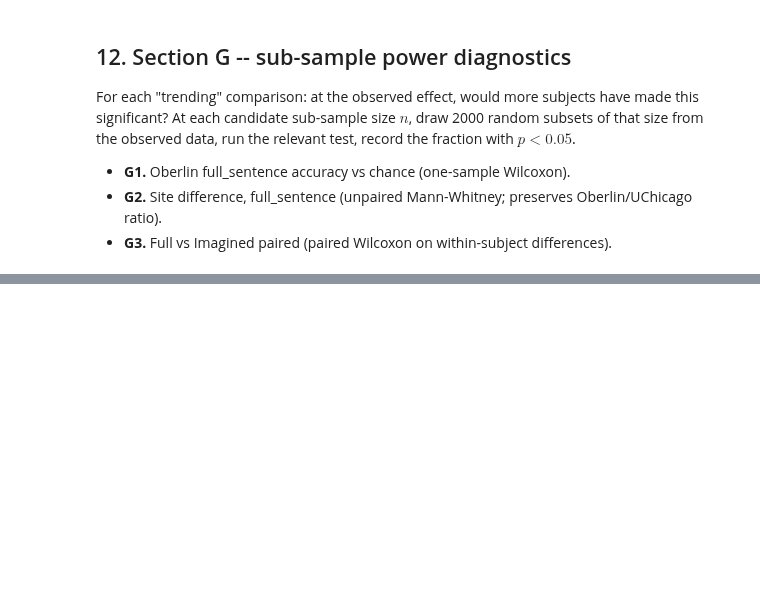
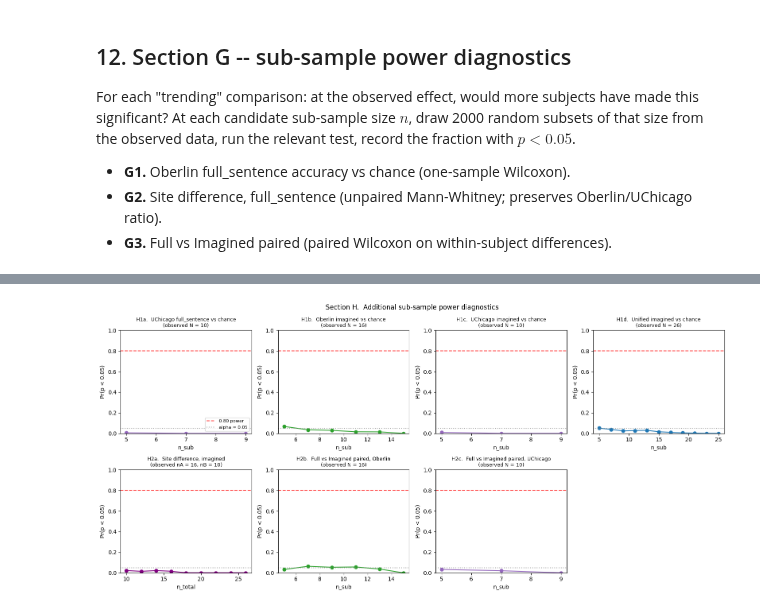
Before and after one commit to dtfalk/auditory-sp-analyses, a Jupyter notebook: jupyter_notebook/run_analyses.ipynb, the cells around one changed output, grey strips where cells are left out. Cells and saved outputs as stored; diff of their text form; code cells hidden in the pictures; blank space fills up the shorter version.

```diff
--- a/jupyter_notebook/run_analyses.ipynb
+++ b/jupyter_notebook/run_analyses.ipynb
@@ -1541,17 +1591,25 @@ def subsample_power_two_sample(group_a, group_b, n_resample = 2000,
 
 def subsample_power_paired(differences, sub_sample_sizes = None,
                             n_resample = 2000, alpha = 0.05, rng = RNG):
+    # Default: sweep from n = 5 up to the full observed paired sample, step = 2
     if sub_sample_sizes is None:
-        sub_sample_sizes = list(range(5, len(differences) + 1))
+        sub_sample_sizes = list(range(5, len(differences) + 1, 2))
     rows = []
+    # For each candidate sub-sample size, estimate Pr(paired p < alpha)
     for n_sub in sub_sample_sizes:
         n_significant = 0
         means_seen    = []
         for _ in range(n_resample):
+            # Draw a sub-sample of within-subject differences w/o replacement
             sub = rng.choice(differences, size = n_sub, replace = False)
             try:
-                _, p_value = wilcoxon(sub)
+                # Paired Wilcoxon: tests whether the differences are centered at 0.
+                # method = "asymptotic" skips the slow exact null distribution.
+                _, p_value = wilcoxon(sub,
+                                       zero_method = "wilcox",
+                                       method      = "asymptotic")
             except ValueError:
+                # Skip degenerate draws (all zeros)
                 continue
             means_seen.append(np.mean(sub))
             if p_value < alpha:
@@ -1693,0 +1885,62 @@ print(required_n_table.to_string(index = False))
+# %%
+# ============================================================================
+# Section H -- combined power-curve figure for the seven extra tests
+# ============================================================================
+
+# Each entry: (power_table, x-column, color, panel title)
+H_PANELS = [
+    (h1a_power_table, "n_sub",   SITE_COLOR["UChicago"],
+     "H1a.  UChicago full_sentence vs chance\n"
+     f"(observed N = {len(accuracy_uchicago_full)})"),
+    (h1b_power_table, "n_sub",   SITE_COLOR["Oberlin"],
+     "H1b.  Oberlin imagined vs chance\n"
+     f"(observed N = {len(accuracy_oberlin_imagined)})"),
+    (h1c_power_table, "n_sub",   SITE_COLOR["UChicago"],
+     "H1c.  UChicago imagined vs chance\n"
+     f"(observed N = {len(accuracy_uchicago_imagined)})"),
+    (h1d_power_table, "n_sub",   SITE_COLOR["Unified"],
+     "H1d.  Unified imagined vs chance\n"
+     f"(observed N = {len(accuracy_unified_imagined)})"),
+    (h2a_power_table, "n_total", "purple",
+     "H2a.  Site difference, imagined\n"
+     f"(observed nA = {len(accuracy_oberlin_imagined)}, "
+     f"nB = {len(accuracy_uchicago_imagined)})"),
+    (h2b_power_table, "n_sub",   SITE_COLOR["Oberlin"],
+     "H2b.  Full vs Imagined paired, Oberlin\n"
+     f"(observed N = {len(oberlin_full_minus_imagined)})"),
+    (h2c_power_table, "n_sub",   SITE_COLOR["UChicago"],
+     "H2c.  Full vs Imagined paired, UChicago\n"
+     f"(observed N = {len(uchicago_full_minus_imagined)})"),
+]
+
+# 2 rows x 4 columns; final cell stays empty
+fig, axes_grid = plt.subplots(2, 4, figsize = (16, 7.5))
+axes_flat = axes_grid.flatten()
+
+# Plot each panel
+for panel_index, (power_table, x_column, color, title) in enumerate(H_PANELS):
+    ax = axes_flat[panel_index]
+    ax.plot(power_table[x_column], power_table["power"], marker = "o",
+             color = color)
+    # Reference lines: 0.80 power target and alpha = 0.05
+    ax.axhline(0.80, color = "red",  linestyle = "--", alpha = 0.7,
+                label = "0.80 power")
+    ax.axhline(0.05, color = "gray", linestyle = ":",  alpha = 0.7,
+                label = "alpha = 0.05")
+    ax.set_xlabel(x_column)
+    ax.set_ylabel("Pr(p < 0.05)")
+    ax.set_title(title, fontsize = 9)
+    ax.set_ylim(0, 1)
+    if panel_index == 0:
+        ax.legend(loc = "lower right", fontsize = 8)
+
+# Hide the empty 8th panel
+axes_flat[-1].axis("off")
+
+# Add the overall graph title, save and show
+plt.suptitle("Section H.  Additional sub-sample power diagnostics", fontsize = 12)
+plt.tight_layout()
+plt.savefig(FIGURES_PATH / "H_power_curves_extra.png", dpi = 140)
+plt.show()
+# %% [output]
+[figure, added]
```
Also changed, not shown: parts of 13 cells of this notebook, 22 other files.
